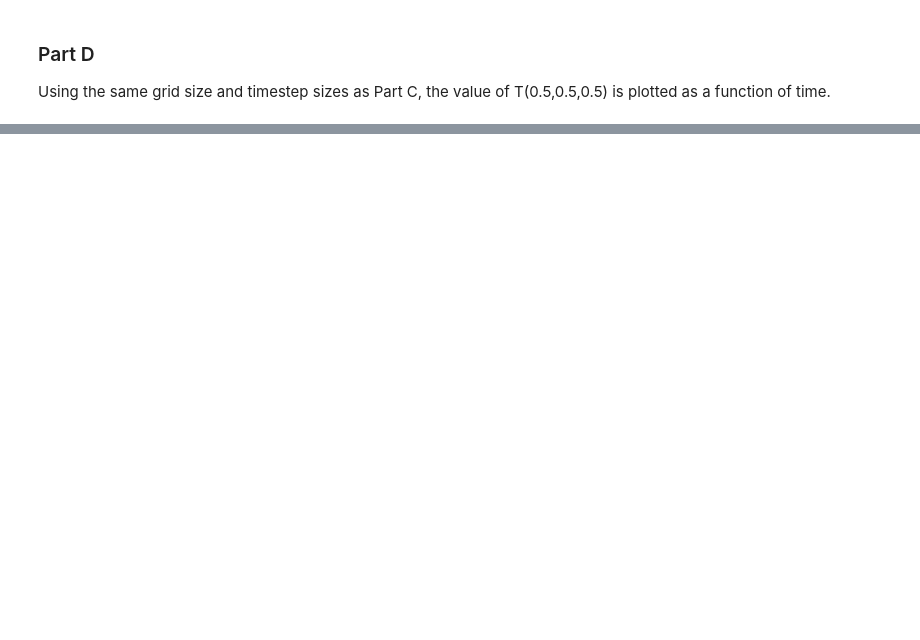
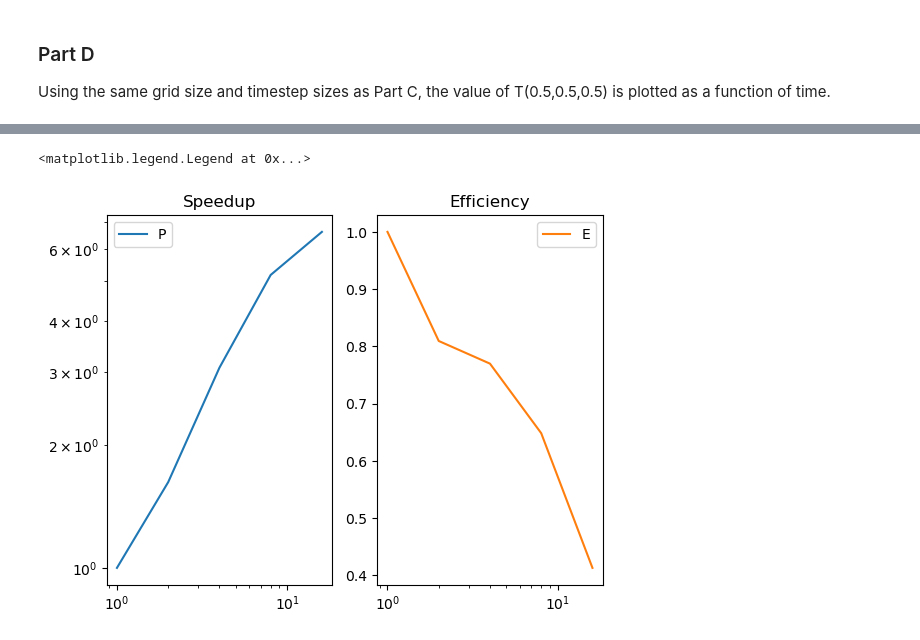
Before and after one commit to CristianVillazhannay/ME470, a Jupyter notebook: HW3/HW3_Report.ipynb, the cells around one changed output, grey strips where cells are left out. Saved outputs shown, nothing was run; the diff lists cells and outputs as text; code cells hidden in the pictures; blank space fills up the shorter version.

```diff
--- a/HW3/HW3_Report.ipynb
+++ b/HW3/HW3_Report.ipynb
@@ -78,0 +130,27 @@ Using the same grid size and timestep sizes as Part C, the value of T(0.5,0.5,0.
+# %%
+#Create our data to be plotted
+proc = [1, 2, 4, 8, 16]
+time = [286.4218, 176.9438, 93.0236, 55.2321, 43.3588]
+data = []
+
+E = time.copy() #Efficiency
+buff = time.copy()
+
+#Calculate our time and E (speedup)
+for i in range(len(time)):
+    time[i] = buff[0]/buff[i]
+    E[i] = buff[0]/ (proc[i] * buff[i])
+
+#Plot speedup
+fig, axs = plt.subplots(1,2)
+axs[0].loglog(proc,time, label="P")
+axs[0].set_title("Speedup")
+axs[0].legend()
+
+#Plotting the efficiency
+axs[1].semilogx(proc,E, "tab:orange", label="E")
+axs[1].set_title("Efficiency")
+axs[1].legend()
+# %% [output]
+<matplotlib.legend.Legend at 0x...>
+[figure, added]
```
Also changed, not shown: parts of 6 cells of this notebook, 1 other file.
